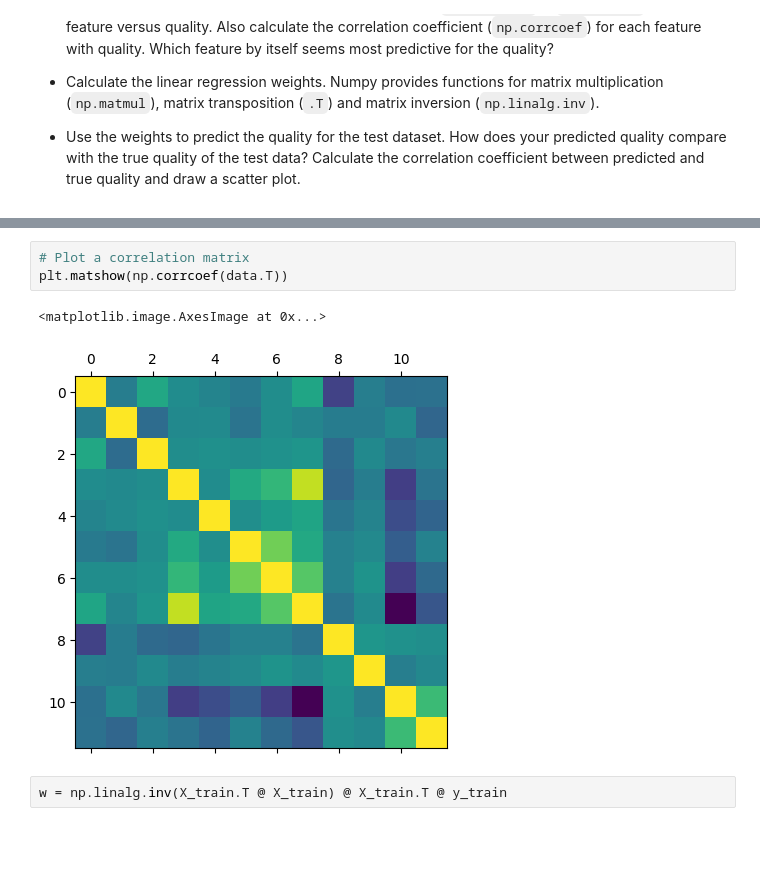
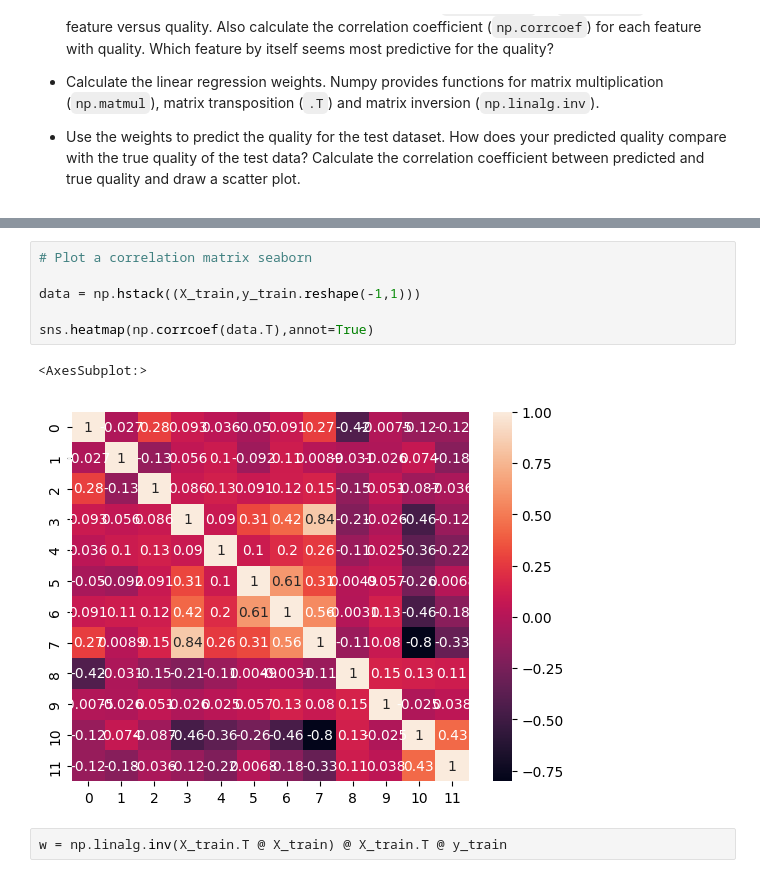
Before and after one commit to JohanRensfeldt/Application-Oriented-Deep-Learning-in-Physics, a Jupyter notebook: Exercise_4.ipynb, the cells around one changed output, grey strips where cells are left out. Cells and saved outputs as stored; diff of their text form; blank space fills up the shorter version.

```diff
--- a/Exercise_4.ipynb
+++ b/Exercise_4.ipynb
@@ -98,9 +99,12 @@ for i in range(11):
 # %%
-# Plot a correlation matrix
-plt.matshow(np.corrcoef(data.T))
+# Plot a correlation matrix seaborn
+
+data = np.hstack((X_train,y_train.reshape(-1,1)))
+
+sns.heatmap(np.corrcoef(data.T),annot=True)
 # %% [output]
-<matplotlib.image.AxesImage at 0x...>
+<AxesSubplot:>
-[figure, old version]
+[figure, new version]
 # %%
 w = np.linalg.inv(X_train.T @ X_train) @ X_train.T @ y_train
 # %%
```
Also changed, not shown: parts of 6 cells of this notebook, 1 other file.
